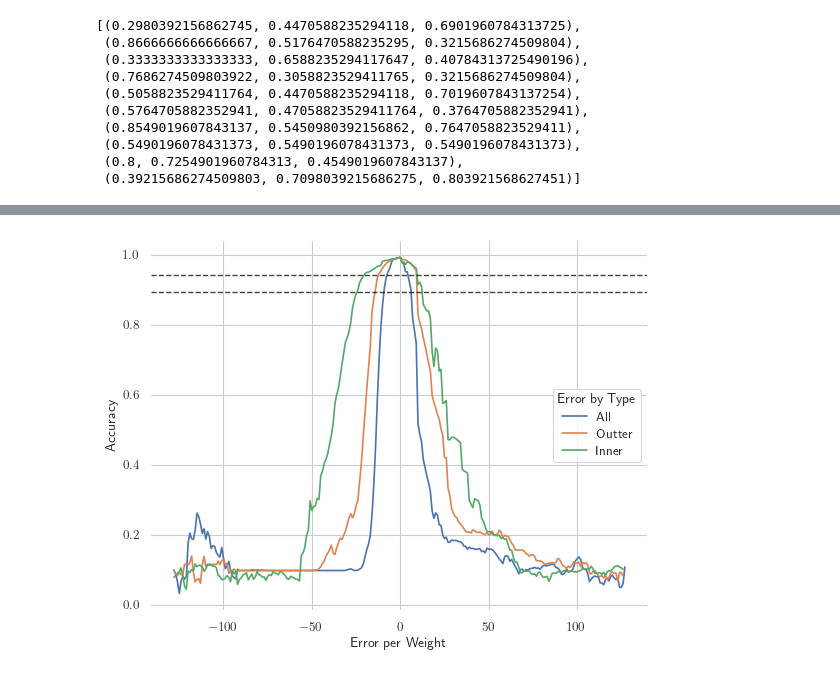
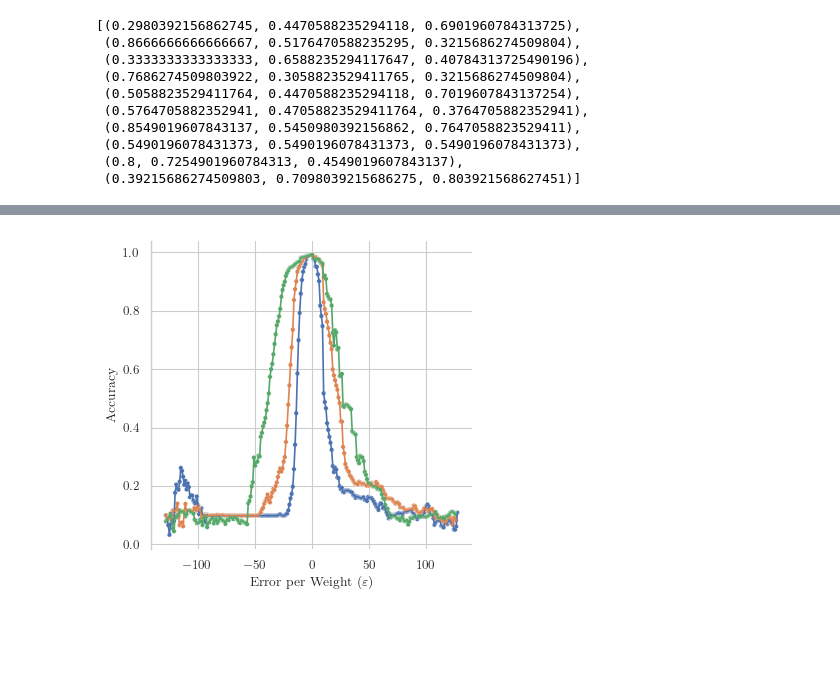
Before and after one commit to mlorinc/cnn-cgp-compressor, a Jupyter notebook: cmd/compress/lenet.ipynb, the cells around one changed output, grey strips where cells are left out. Cells and saved outputs as stored; diff of their text form; code cells hidden in the pictures; blank space fills up the shorter version.

```diff
--- a/cmd/compress/lenet.ipynb
+++ b/cmd/compress/lenet.ipynb
@@ -2,7 +2,7 @@
 from models.adapters.base import BaseAdapter
 from models.selector import FilterSelector
 from models.quantization import conv2d_outter, conv2d_core
-from experiments.planner import CGPPinPlanner
+from models.selector import FilterSelector, FilterSelectorCombination, FilterSelectorCombinations
 from pathlib import Path
 import seaborn as sns
 import matplotlib.pyplot as plt
@@ -11,7 +11,7 @@ import pandas as pd
 import numpy as np
 
 # Disable LaTeX rendering
-plt.rc('text', usetex=False)
+plt.rc('text', usetex=True)
 
 data_store = Path("../../data_store/lenet")
 data_store.mkdir(exist_ok=True, parents=True)
@@ -58,12 +101,17 @@ if not loaded:
     dfs = []
     for file in ["lenet.256.csv", "lenet.outter.256.csv", "lenet.inner.256.csv"]:
         x = pd.read_csv(data_store / file)
-        x["Type"] = "Outter" if "outter" in file else "Inner" if "inner" in file else "All"
+        x["Error Location"] = r"Outside Kernel Core $3 \times 3$" if "outter" in file else r"Kernel Core $3 \times 3$" if "inner" in file else "Everywhere"
         dfs.append(x)
 
     df = pd.concat(dfs)
-    df.columns = [col.title() for col in df.columns]
-    df["Type"] = df["Type"].str.title()
+    df.columns = df.columns.str.title()
 else:
+    file = "lenet.256.test.csv"
     df = pd.DataFrame(data=data, columns=["error", "top-1", "top-5", "loss"])
-    df.to_csv(data_store / "lenet.inner.256.csv", index=False)
+    df["Type"] = "Outter-Test" if "outter" in file else "Inner-Test" if "inner" in file else "All-Test"
+    df.to_csv(data_store / file, index=False)
+    reference_df = pd.read_csv(data_store / "lenet.256.csv")
+    reference_df["Type"] = "All"
+    df = pd.concat([df, reference_df])
+df
@@ -70,4 +132,9 @@ else:
 # %%
+sns.set_theme(context="paper", font="qhv", style="whitegrid", rc={
+    "text.usetex" : True,
+})
+
+df.columns = df.columns.str.title()
 def get_x(y_value: int, point_a, point_b):
     x1, y1 = point_a
     x2, y2 = point_b
@@ -80,12 +147,10 @@ def get_x(y_value: int, point_a, point_b):
     return x_hat
 
 
-def plot_line(g, value, label):
+def plot_line(g, value, label, color="black"):
     x_min = float("inf")
     x_max = float("-inf")
     ax = g.axes
-    # for ax in g.axes.flat:
-    #     ax = ax
     for line in g.axes.lines:
         # for line in ax.lines:
         x, y = line.get_data()
@@ -102,37 +167,23 @@ def plot_line(g, value, label):
 
     ax.text(x_min, value, f" {x_min:.1f} ({label})", ha="left", va="top", alpha=0.6)
     ax.text(x_max, value, f" {x_max:.1f} ({label})", ha="left", va="top", alpha=0.6)
-    ax.axhline(value, linestyle="--", color="black", linewidth=1, alpha=0.75)
-    # ax.axvline(x_min, linestyle="--", color="green", linewidth=1, alpha=0.75)
-    # ax.axvline(x_max, linestyle="--", color="green", linewidth=1, alpha=0.75)
-    ax.scatter(x_min, value, color="black", alpha=0.75, marker="x", linewidth=1)
-    ax.scatter(x_max, value, color="black", alpha=0.75, marker="x", linewidth=1)
-    # ax.(x_max, linestyle="--", color="green", linewidth=1, alpha=0.75)
-        # ax.axhline(value, linestyle="--", color="#cfcfcf", lw=2, alpha=0.75)
+    ax.axhline(value, linestyle="--", color=color, linewidth=1, alpha=0.75)
+    ax.scatter(x_min, value, color=color, alpha=0.75, marker="x", linewidth=1)
+    ax.scatter(x_max, value, color=color, alpha=0.75, marker="x", linewidth=1)
 
-filtered_df = df.loc[df["Top-1"] >= 0, :]
+filtered_df = df.copy()
 value_vars = ["Top-1"]
 y = "Accuracy"
-target = filtered_df.loc[filtered_df["Error"] == 0, "Top-1"].max()
+plot_df = pd.melt(filtered_df, id_vars=["Error", "Error Location"], value_vars=value_vars, var_name="Metric", value_name="Accuracy")
 
-plot_df = pd.melt(filtered_df, id_vars=["Error", "Type"], value_vars=value_vars, var_name="Metric", value_name="Accuracy")
+fig, (ax1) = plt.subplots(figsize=(8.27/2, 4))
+g1 = sns.lineplot(data=plot_df, x="Error", y=y, hue="Error Location", ax=ax1, legend=False)
+sns.scatterplot(data=plot_df, x="Error", y=y, hue="Error Location", s=11, ax=ax1, legend=False)
+g1.set(xlabel=r"Error per Weight ($\varepsilon$)")
 
-fig, (ax1) = plt.subplots()
-g1 = sns.lineplot(data=plot_df, x="Error", y=y, hue="Type", markers=True, ax=ax1)
-g1.set(xlabel="Error per Weight")
-plt.legend(title="Error by Type")
-# g1.xaxis.set_major_locator(MultipleLocator(5))
-plot_line(g1, target * 0.95, r"$\alpha = 0.05$")
-plot_line(g1, target * 0.90, r"$\alpha = 0.10$")
-
-sns.despine(fig, bottom=True, left=True)
-
-# ax1.get_legend().remove()
-
-# plot_line(ax, 0.90286, "MobileNetV2 top-5")
-# plt.xlim(plot_df["error"].min(), plot_df["error"].max())
-plt.show
-plt.savefig(data_store / "lenet.256.error.svg")
-plt.savefig(data_store / "lenet.256.error.png")
-plt.savefig(data_store / "lenet.256.error.pdf")
+sns.despine(fig, bottom=True)
+plt.show()
+fig.savefig(data_store / "lenet.256.error.svg")
+fig.savefig(data_store / "lenet.256.error.png")
+fig.savefig(data_store / "lenet.256.error.pdf")
 # %% [output]
@@ -156 +190 @@ posx and posy should be finite values
-[figure, old version]
+[figure, new version]
```
Also changed, not shown: parts of 6 cells of this notebook, 1 other file.
